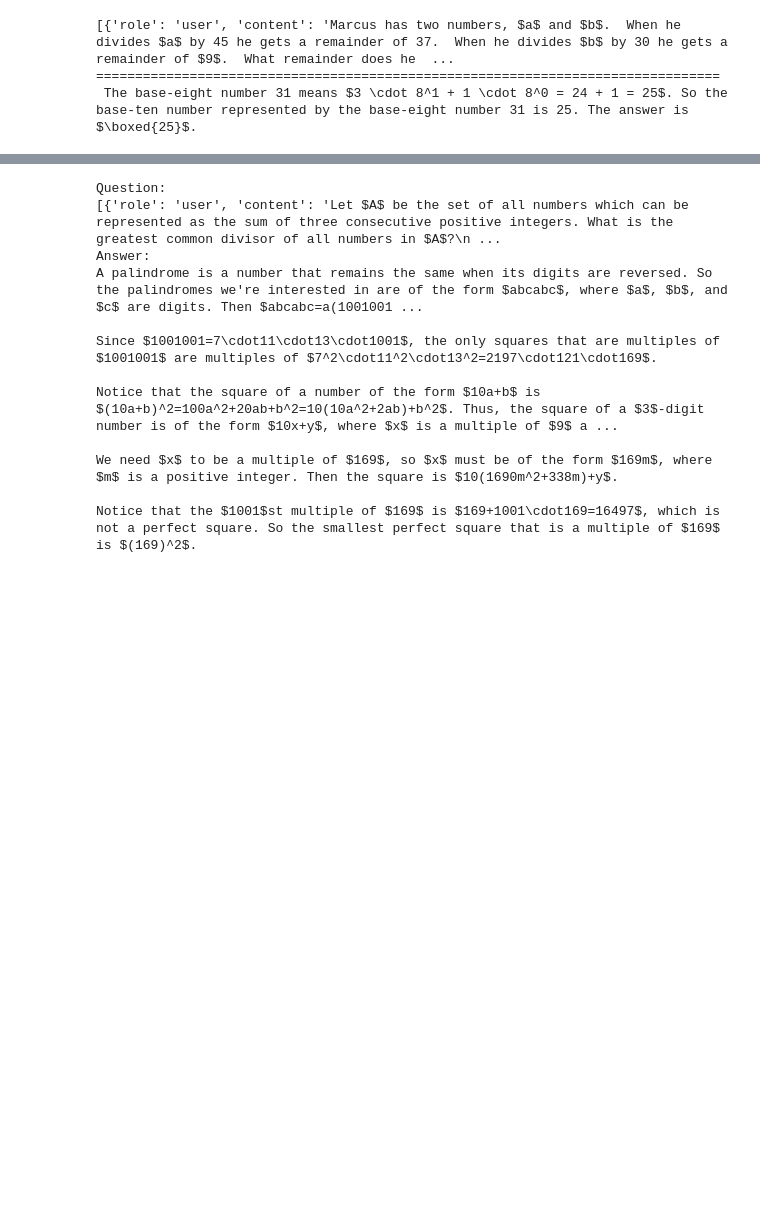
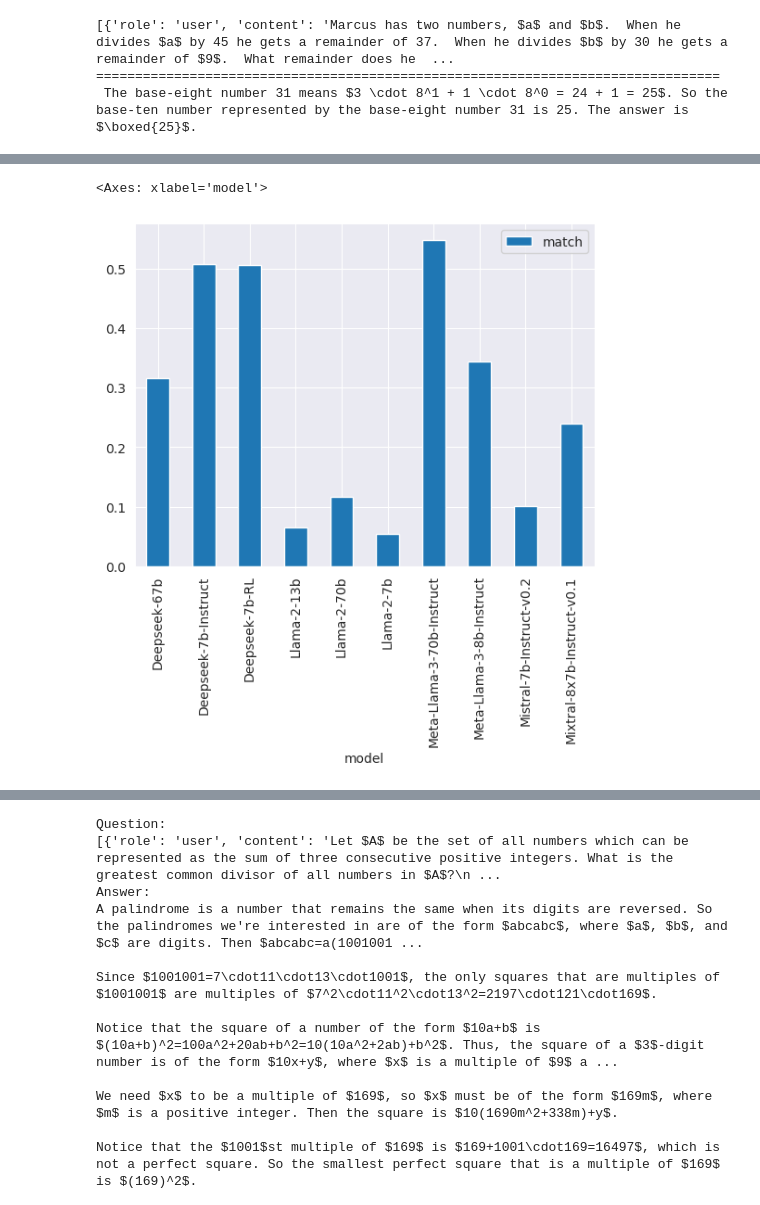
Before and after one commit to kaifronsdal/TheoremSense, a Jupyter notebook: theoremsense/eval_metric.ipynb, the cells around one changed output, grey strips where cells are left out. Cells and saved outputs as stored; diff of their text form; code cells hidden in the pictures; blank space fills up the shorter version.

```diff
--- a/theoremsense/eval_metric.ipynb
+++ b/theoremsense/eval_metric.ipynb
@@ -144 +204,6 @@ def apply_metric(predictions, metric, datasets):
+# %%
+boxed_match.groupby(['model', 'method'])['match'].mean().reset_index().plot(kind='bar', x='model', y='match')
+# %% [output]
+<Axes: xlabel='model'>
+[figure, added]
 # %%
```
Also changed, not shown: parts of 18 cells of this notebook, 5 other files.
